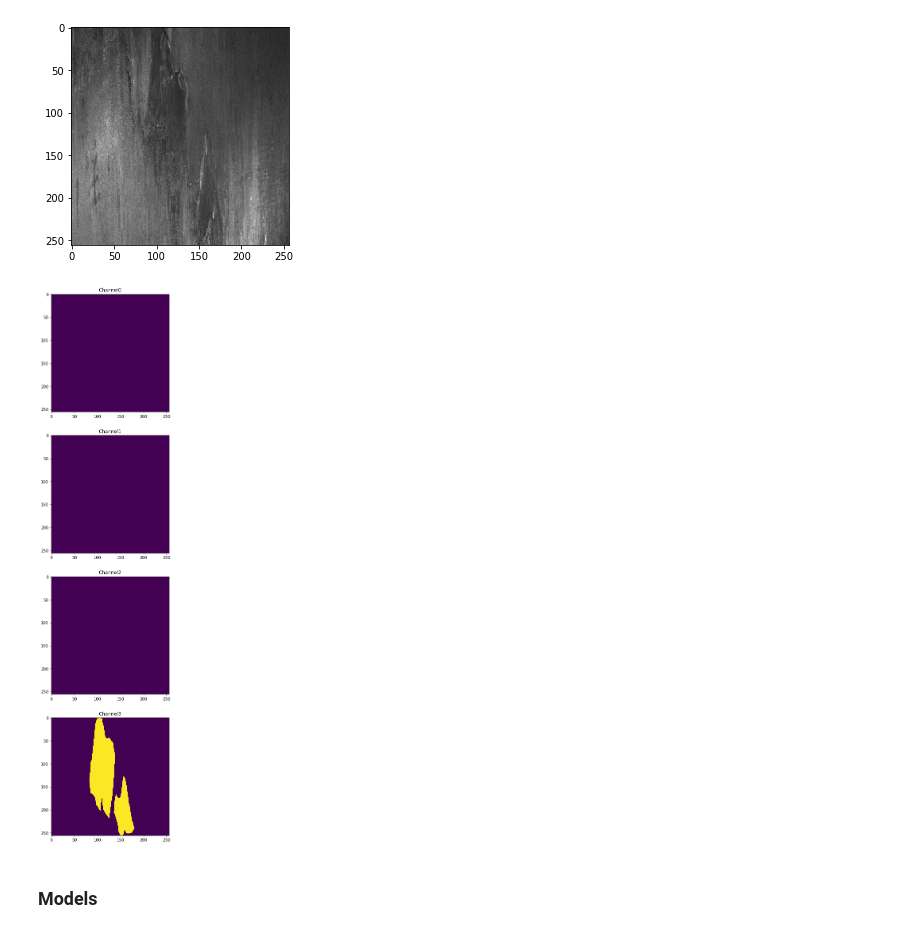
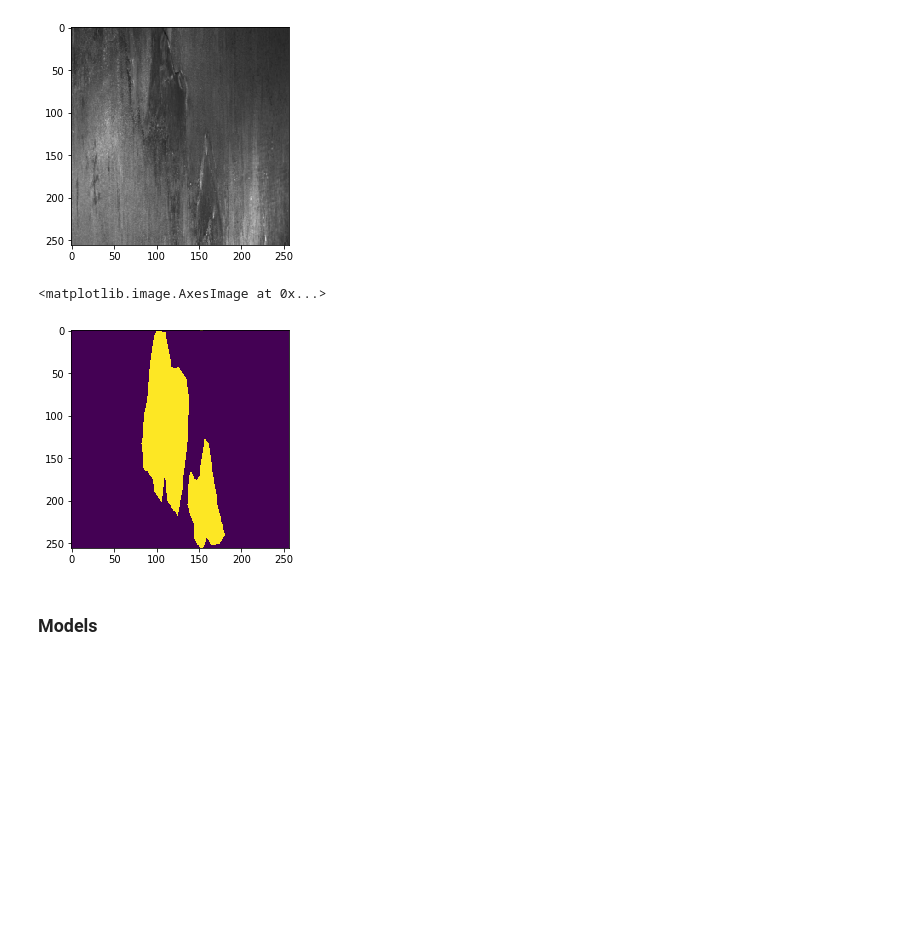
Before and after one commit to alongstar518/steal_defect_classficiation_segementation, a Jupyter notebook: base.ipynb, the cells around one changed output. Drawn from its saved outputs; the diff is of its cells as text; code cells hidden in the pictures; blank space fills up the shorter version.

```diff
--- a/base.ipynb
+++ b/base.ipynb
@@ -153,34 +153,7 @@ df_train.head()
 ### Masks
 # %%
 # Decod
-def rle2mask(rle, imgshape, label, n_classes):
-    width = imgshape[0]
-    height= imgshape[1]
-
-    mask= np.zeros(width*height).astype(np.uint8)
-
-    array = np.asarray([int(x) for x in rle.split()])
-    starts = array[0::2]
-    lengths = array[1::2]
-
-    current_position = 0
-    for index, start in enumerate(starts):
-        mask[int(start):int(start+lengths[index])] = 1
-        current_position += lengths[index]
-
-    mask_label = np.flipud(np.rot90(mask.reshape(height, width), k=1))
-
-    masks = np.zeros((width, height, n_classes)).astype(np.uint8)
-    for i in range(n_classes):
-      if i == label:
-        mask = mask_label
-      else:
-        mask = np.zeros((256, 1600)).astype(np.uint8)
-      masks[:, :, i] = mask
-
-    return masks
-
-def rle2mask2(rle, imgshape):
+def rle2mask(rle, imgshape):
     width = imgshape[0]
     height= imgshape[1]
 
@@ -226,7 +199,7 @@ for i in range(1,columns*rows+1):
     fig.add_subplot(rows, columns, i).set_title(fn)
     img = cv2.imread(os.path.join(path, 'train_images/', fn))
     img = cv2.cvtColor(img, cv2.COLOR_BGR2RGB)
-    mask = rle2mask2(
+    mask = rle2mask(
         df_train['EncodedPixels'].iloc[i], (256, 1600)
       )
     img[mask==1,0] = 255
@@ -253,19 +226,12 @@ class ImageData(Dataset):
         return len(self.df)
 
     def __getitem__(self, index):
-        n = self.df['ImageId_ClassId'].iloc[index].split('_')
-        fn = n[0]
-        label = int(n[1]) - 1
+        fn = self.df['ImageId_ClassId'].iloc[index].split('_')[0]
         img = Image.open(self.data_path + fn)
         img = self.transform(img)
 
         if self.subset == 'train':
-            mask = rle2mask(
-                self.df['EncodedPixels'].iloc[index],
-                (256, 1600),
-                label,
-                n_classes
-              )
+            mask = rle2mask(self.df['EncodedPixels'].iloc[index], (256, 1600))
             mask = transforms.ToPILImage()(mask)
             mask = self.transform(mask)
             return img, mask
@@ -305,19 +271,11 @@ plt.imshow(train_data[3][0].permute(1, 2, 0))
 # %% [output]
 <matplotlib.image.AxesImage at 0x...>
 [figure]
-# %%
-columns = 1
-rows = n_classes
-img = train_data[3][1].permute(1, 2, 0)
-fig = plt.figure(figsize=(25,25))
-for i in range(n_classes):
-    fig.add_subplot(
-        rows, columns, i+1).set_title("Channel{}".format(i)
-    )
-    plt.imshow(img[:, :, i])
-plt.show()
-# %% [output]
-[figure, removed]
+# %%
+plt.imshow(np.squeeze(train_data[3][1].permute(1, 2, 0)))
+# %% [output]
+<matplotlib.image.AxesImage at 0x...>
+[figure, added]
 # %% [markdown]
 ### Models
 # %% [markdown]
```
Also changed, not shown: parts of 10 cells of this notebook.
